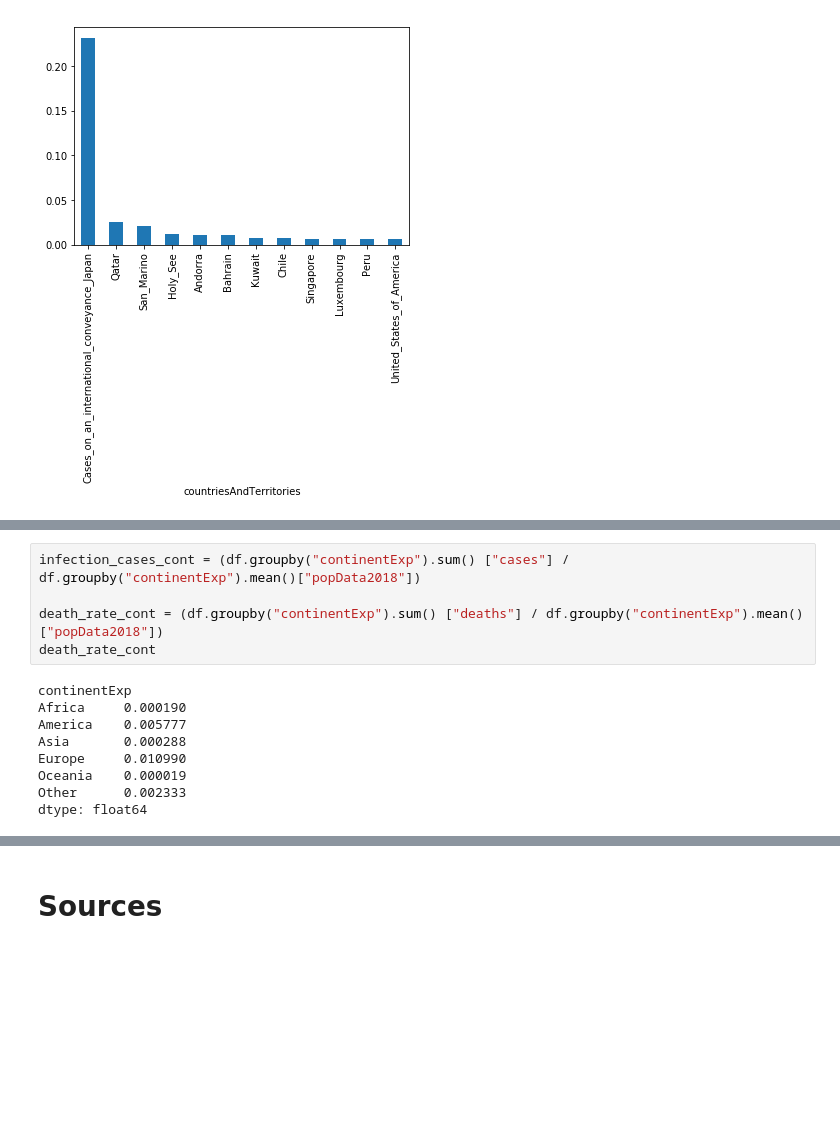
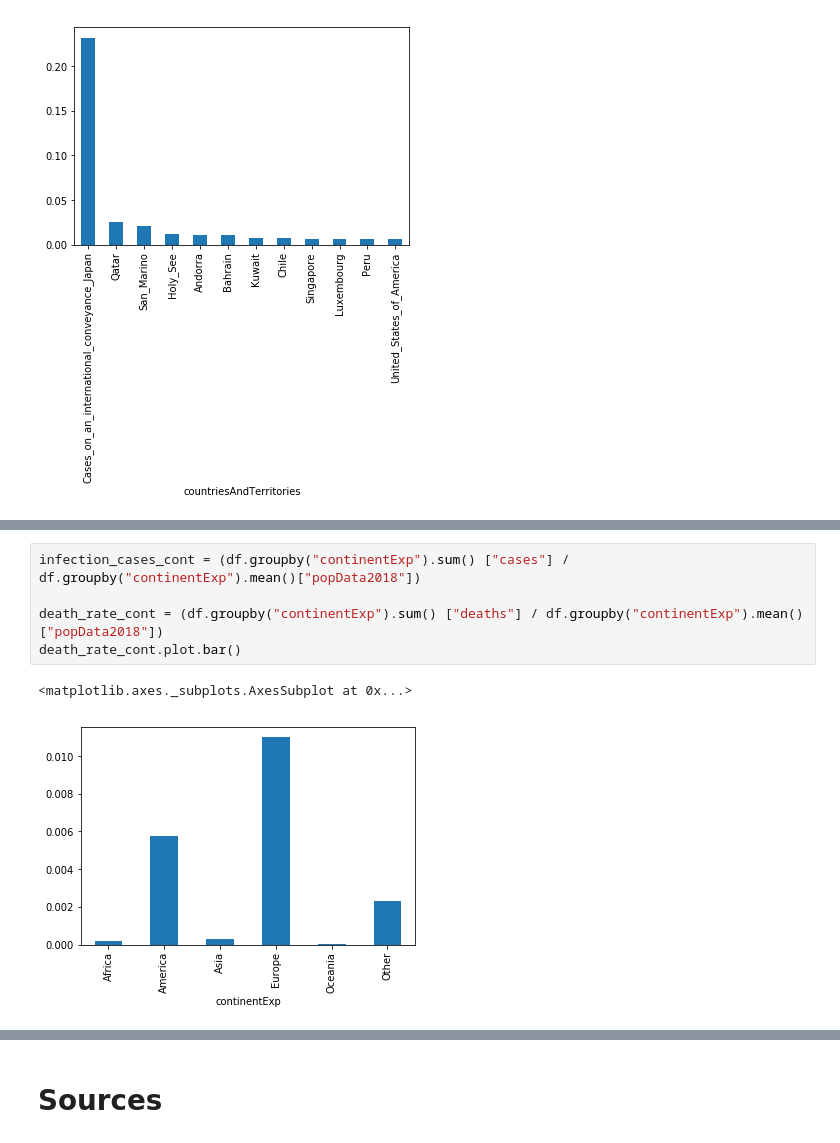
Before and after one commit to benlands/isat252, a Jupyter notebook: 252 final .ipynb, the cells around one changed output, grey strips where cells are left out. Drawn from its saved outputs; the diff is of its cells as text; blank space fills up the shorter version.

```diff
--- a/252 final .ipynb
+++ b/252 final .ipynb
@@ -156,14 +163,8 @@ The bar graph above displays number of covid-19 cases per capita. the country wi
 # %%
 infection_cases_cont = (df.groupby("continentExp").sum() ["cases"] / df.groupby("continentExp").mean()["popData2018"])
 
 death_rate_cont = (df.groupby("continentExp").sum() ["deaths"] / df.groupby("continentExp").mean()["popData2018"])
-death_rate_cont
+death_rate_cont.plot.bar()
 # %% [output]
-continentExp
-Africa     0.000190
-America    0.005777
-Asia       0.000288
-Europe     0.010990
-Oceania    0.000019
-Other      0.002333
-dtype: float64
+<matplotlib.axes._subplots.AxesSubplot at 0x...>
+[figure, added]
```
Also changed, not shown: parts of 14 cells of this notebook.
